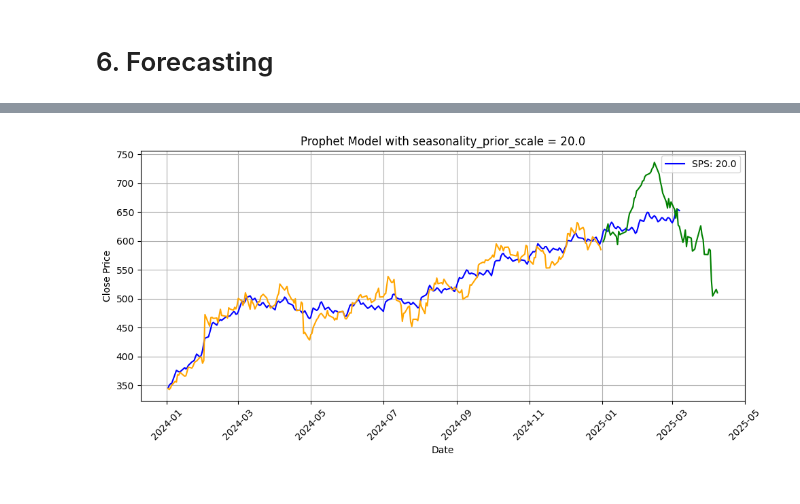
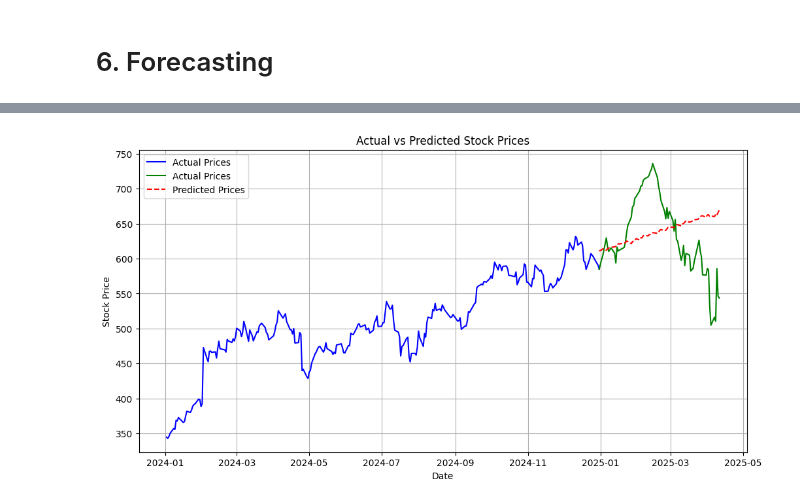
Before and after one commit to KarthikeyanBaskaran/FinancialAnalytics, a Jupyter notebook: Financial_Analytics.ipynb, the cells around one changed output, grey strips where cells are left out. Cells and saved outputs as stored; diff of their text form; code cells hidden in the pictures.

Commit message:
Prophet Implemented

```diff
--- a/Financial_Analytics.ipynb
+++ b/Financial_Analytics.ipynb
@@ -368,0 +428,28 @@ INFO:cmdstanpy:Chain [1] done processing
+# %%
+best_params = study.best_params
+
+final_model = Prophet(
+    seasonality_mode=best_params["seasonality_mode"],
+    changepoint_prior_scale=best_params["changepoint_prior_scale"],
+    seasonality_prior_scale=best_params["seasonality_prior_scale"],
+    holidays_prior_scale=best_params["holidays_prior_scale"]
+)
+final_model.add_regressor('Volume')
+final_model.fit(train_df)
+
+df_cv_final = cross_validation(
+    model=final_model,
+    initial='180 days',
+    horizon='30 days',
+    period='90 days'
+)
+df_metrics_final = performance_metrics(df_cv_final, rolling_window=1)
+
+print("\n=== Final Model cross_validation Metrics ===")
+print(df_metrics_final[['mse','rmse','mae','mape']].head())
+
+
+
+
+future_test = test_df[['ds','Volume']]
+forecast_test = final_model.predict(future_test)
@@ -369,15 +490,13 @@ INFO:cmdstanpy:Chain [1] done processing
 # %%
-plt.figure(figsize=(10, 5))
-plt.plot(forecast['ds'], forecast['yhat'], linestyle='-', color='blue', label=f'SPS: {sps}')
-plt.plot(df['Date'], df['Close'], color='orange')
-plt.plot(test['Date'], test['Close'], color='green')
-plt.title(f'Prophet Model with seasonality_prior_scale = {sps}')
-plt.xlabel('Date')
-plt.ylabel('Close Price')
+plt.figure(figsize=(12, 6))
 plt.grid(True)
+plt.plot(df['Date'], df['Close'], label="Actual Prices", color='blue')
+plt.plot(actual['Date'], actual['Close'], label="Actual Prices", color='green')
+plt.plot(actual['Date'], forecast_test['yhat'], label="Predicted Prices", color='red', linestyle='dashed')
+plt.xlabel("Date")
+plt.ylabel("Stock Price")
+plt.title("Actual vs Predicted Stock Prices")
 plt.legend()
-plt.xticks(rotation=45)
-plt.tight_layout()
 plt.show()
 # %% [output]
-[figure, old version]
+[figure, new version]
```
Also changed, not shown: parts of 31 cells of this notebook.
